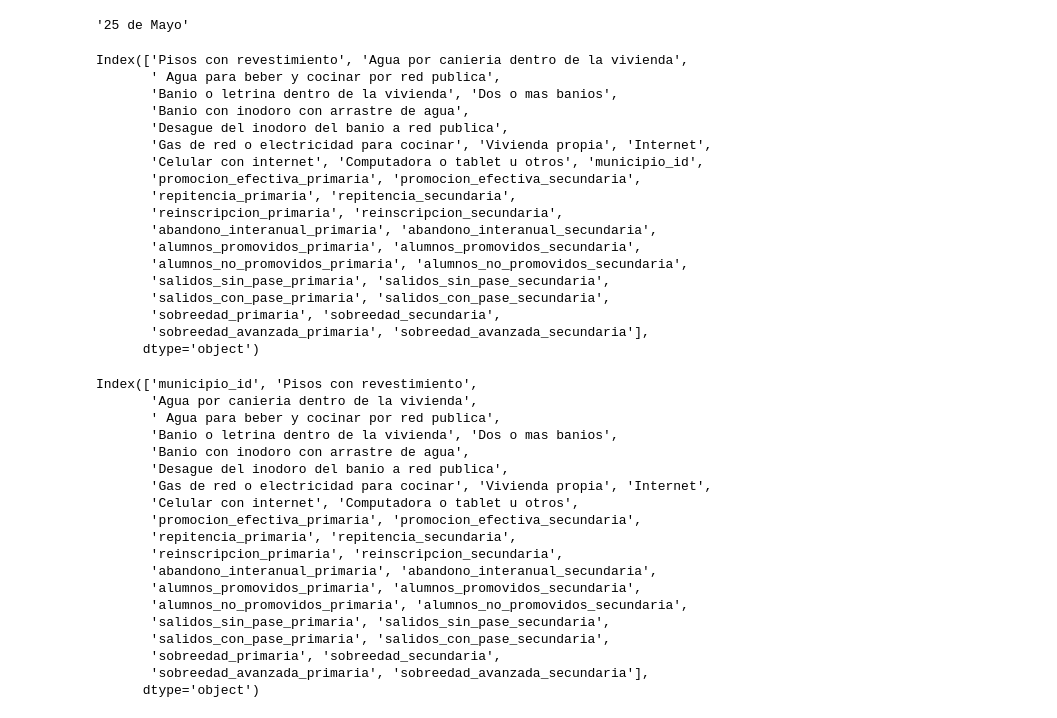
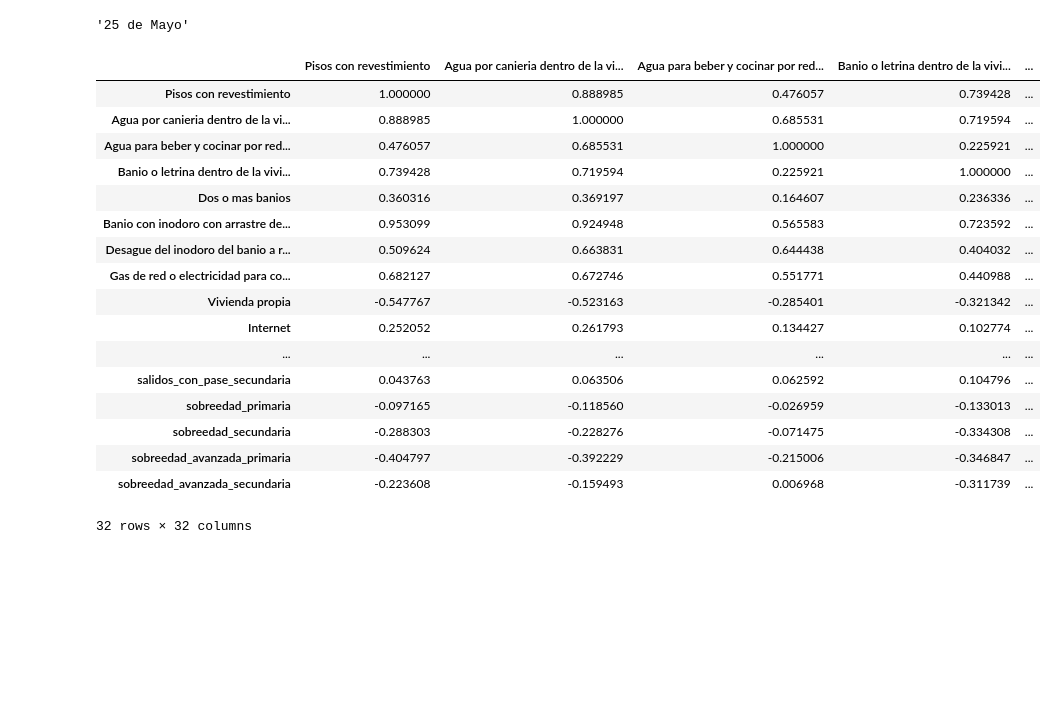
Before and after one commit to lmendezayl/uba-ldd-tp1, a Jupyter notebook: TP_1.ipynb, the cells around one changed output. Drawn from its saved outputs; the diff is of its cells as text; code cells hidden in the pictures; blank space fills up the shorter version.

```diff
--- a/TP_1.ipynb
+++ b/TP_1.ipynb
@@ -633,10 +626,19 @@ df_censo_2022_cond_hab = df_censo_2022_cond_hab.drop(columns='municipio_nombre')
 # %%
+# Preprocesamiento de los datos
+
+# ahora que ambos dataframes tienen el mismo orden, agregamos los id a df_censo_2022_cond_hab
+df_censo_2022_cond_hab["municipio_id"] = df_educacion_2022['municipio_id']
+
+# y ahora que tenemos el id, no necesitamos trabajar mas con los nombres de los municipios como string
+# total si necesitasemos saber algun nombre, tenemos el diccionario mapa_nombre_id para buscarlo
+df_educacion_2022 = df_educacion_2022.drop(columns='municipio_nombre')
+df_censo_2022_cond_hab = df_censo_2022_cond_hab.drop(columns='municipio_nombre')
+
+# hacemos un merge para tener el dataframe deseado, usando municipio_id como key
 df = pd.merge(df_censo_2022_cond_hab, df_educacion_2022, on='municipio_id', how="inner")
-#print((df['municipio_nombre_x'] ==  df['municipio_nombre_y']).unique())
-display(df.columns)
 df = df[['municipio_id', 'Pisos con revestimiento',
        'Agua por canieria dentro de la vivienda',
-       ' Agua para beber y cocinar por red publica',
+       'Agua para beber y cocinar por red publica',
        'Banio o letrina dentro de la vivienda', 'Dos o mas banios',
        'Banio con inodoro con arrastre de agua',
        'Desague del inodoro del banio a red publica',
@@ -652,42 +654,3 @@ df = df[['municipio_id', 'Pisos con revestimiento',
        'salidos_con_pase_primaria', 'salidos_con_pase_secundaria',
        'sobreedad_primaria', 'sobreedad_secundaria',
        'sobreedad_avanzada_primaria', 'sobreedad_avanzada_secundaria']]
-df.columns
-# %% [output]
-Index(['Pisos con revestimiento', 'Agua por canieria dentro de la vivienda',
-       ' Agua para beber y cocinar por red publica',
-       'Banio o letrina dentro de la vivienda', 'Dos o mas banios',
-       'Banio con inodoro con arrastre de agua',
-       'Desague del inodoro del banio a red publica',
-       'Gas de red o electricidad para cocinar', 'Vivienda propia', 'Internet',
-       'Celular con internet', 'Computadora o tablet u otros', 'municipio_id',
-       'promocion_efectiva_primaria', 'promocion_efectiva_secundaria',
-       'repitencia_primaria', 'repitencia_secundaria',
-       'reinscripcion_primaria', 'reinscripcion_secundaria',
-       'abandono_interanual_primaria', 'abandono_interanual_secundaria',
-       'alumnos_promovidos_primaria', 'alumnos_promovidos_secundaria',
-       'alumnos_no_promovidos_primaria', 'alumnos_no_promovidos_secundaria',
-       'salidos_sin_pase_primaria', 'salidos_sin_pase_secundaria',
-       'salidos_con_pase_primaria', 'salidos_con_pase_secundaria',
-       'sobreedad_primaria', 'sobreedad_secundaria',
-       'sobreedad_avanzada_primaria', 'sobreedad_avanzada_secundaria'],
-      dtype='object')
-Index(['municipio_id', 'Pisos con revestimiento',
-       'Agua por canieria dentro de la vivienda',
-       ' Agua para beber y cocinar por red publica',
-       'Banio o letrina dentro de la vivienda', 'Dos o mas banios',
-       'Banio con inodoro con arrastre de agua',
-       'Desague del inodoro del banio a red publica',
-       'Gas de red o electricidad para cocinar', 'Vivienda propia', 'Internet',
-       'Celular con internet', 'Computadora o tablet u otros',
-       'promocion_efectiva_primaria', 'promocion_efectiva_secundaria',
-       'repitencia_primaria', 'repitencia_secundaria',
-       'reinscripcion_primaria', 'reinscripcion_secundaria',
-       'abandono_interanual_primaria', 'abandono_interanual_secundaria',
-       'alumnos_promovidos_primaria', 'alumnos_promovidos_secundaria',
-       'alumnos_no_promovidos_primaria', 'alumnos_no_promovidos_secundaria',
-       'salidos_sin_pase_primaria', 'salidos_sin_pase_secundaria',
-       'salidos_con_pase_primaria', 'salidos_con_pase_secundaria',
-       'sobreedad_primaria', 'sobreedad_secundaria',
-       'sobreedad_avanzada_primaria', 'sobreedad_avanzada_secundaria'],
-      dtype='object')
@@ -696,0 +657,23 @@ np.diag(df_corr)
+# %%
+# para elegir las tasas que nos conviene intentar predecir, usamos la matriz de correlacion sin municipio_id
+df_corr = df.drop(columns=['municipio_id']).corr()
+df_corr
+# %% [output]
+|  | Pisos con revestimiento | Agua por canieria dentro de la vi... | Agua para beber y cocinar por red... | Banio o letrina dentro de la vivi... | ... |
+| Pisos con revestimiento | 1.000000 | 0.888985 | 0.476057 | 0.739428 | ... |
+| Agua por canieria dentro de la vi... | 0.888985 | 1.000000 | 0.685531 | 0.719594 | ... |
+| Agua para beber y cocinar por red... | 0.476057 | 0.685531 | 1.000000 | 0.225921 | ... |
+| Banio o letrina dentro de la vivi... | 0.739428 | 0.719594 | 0.225921 | 1.000000 | ... |
+| Dos o mas banios | 0.360316 | 0.369197 | 0.164607 | 0.236336 | ... |
+| Banio con inodoro con arrastre de... | 0.953099 | 0.924948 | 0.565583 | 0.723592 | ... |
+| Desague del inodoro del banio a r... | 0.509624 | 0.663831 | 0.644438 | 0.404032 | ... |
+| Gas de red o electricidad para co... | 0.682127 | 0.672746 | 0.551771 | 0.440988 | ... |
+| Vivienda propia | -0.547767 | -0.523163 | -0.285401 | -0.321342 | ... |
+| Internet | 0.252052 | 0.261793 | 0.134427 | 0.102774 | ... |
+| ... | ... | ... | ... | ... | ... |
+| salidos_con_pase_secundaria | 0.043763 | 0.063506 | 0.062592 | 0.104796 | ... |
+| sobreedad_primaria | -0.097165 | -0.118560 | -0.026959 | -0.133013 | ... |
+| sobreedad_secundaria | -0.288303 | -0.228276 | -0.071475 | -0.334308 | ... |
+| sobreedad_avanzada_primaria | -0.404797 | -0.392229 | -0.215006 | -0.346847 | ... |
+| sobreedad_avanzada_secundaria | -0.223608 | -0.159493 | 0.006968 | -0.311739 | ... |
+32 rows × 32 columns
```
Also changed, not shown: parts of 6 cells of this notebook.
